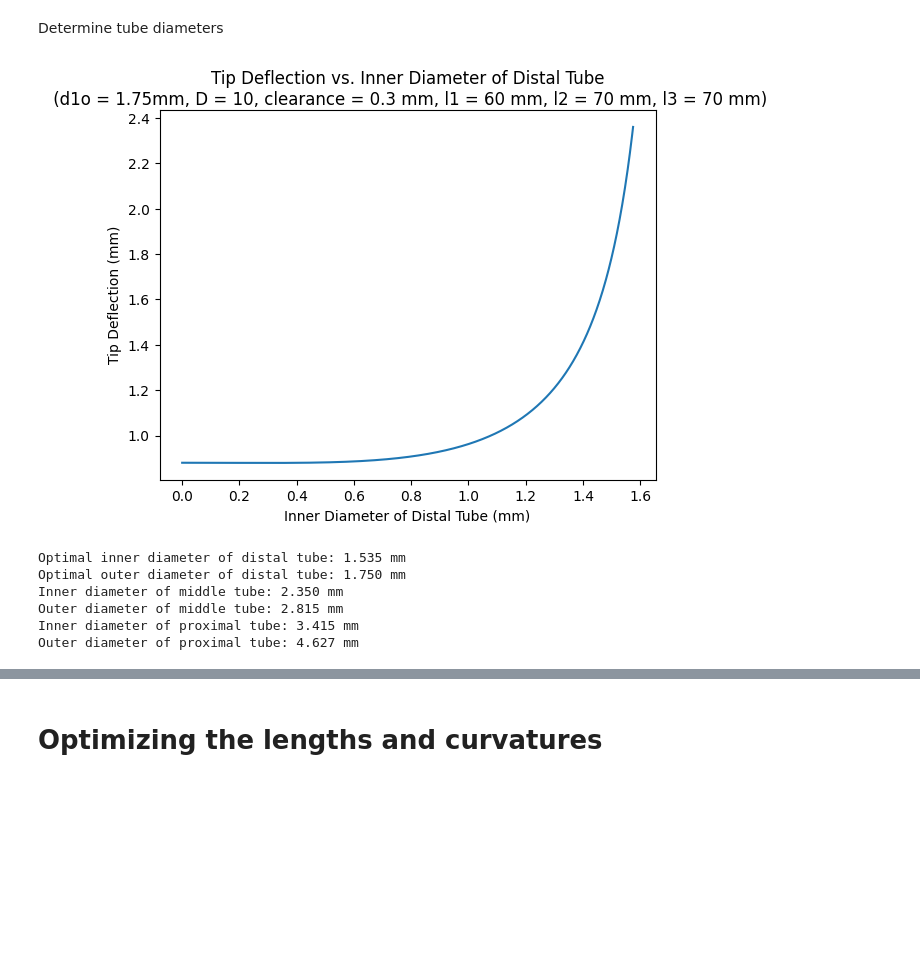
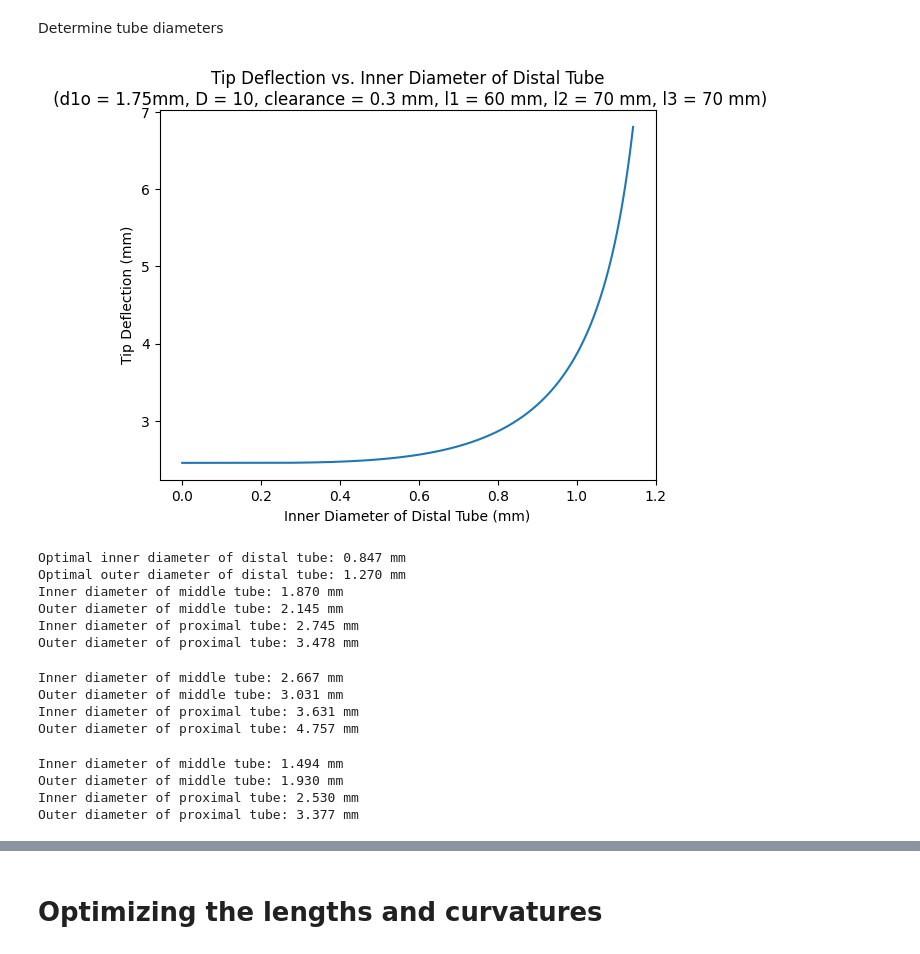
Before and after one commit to TWilson05/2406-Continuum-Robot, a Jupyter notebook: tube_specs/optimize_params.ipynb, the cells around one changed output, grey strips where cells are left out. Saved outputs shown, nothing was run; the diff lists cells and outputs as text; code cells hidden in the pictures; blank space fills up the shorter version.

```diff
--- a/tube_specs/optimize_params.ipynb
+++ b/tube_specs/optimize_params.ipynb
@@ -13,7 +13,7 @@ E_nitinol = 41 # Young's modulus of nitinol (GPa) (ranges from 41-75)
 density = 6.5 # density of nitinol (g/cm^3)
 
 # design choices
-max_deflection = 0.01 # maximum deflection of tubes at tip
+max_deflection = 0.015 # maximum deflection of tubes at tip
 D = 10 # dominating stiffness ratio
 clearance = 0.3 # amount of clearance between tubes (mm)
 tube_to_camera_ratio = 0.5 # ratio of distal tube diameter to camera diameter (for mounting camera)
@@ -51,12 +51,15 @@ def deflection(diameters, lengths, rho, E, m):
     return g/E * (term1 + term2 + term3)
 
 # pre-determined estimate for the lengths of the tubes
-l1 = 60
-l2 = 70
+l1 = 50
+l2 = 80
 l3 = 70
 
 # fix outer diameter of distal tube (random guess at the moment)
-d1o = tube_to_camera_ratio * d_camera # outer diameter of distal tube (mm)
+# d1o = tube_to_camera_ratio * d_camera # outer diameter of distal tube (mm)?
+
+# specify smallest outer diameter in material selection
+d1o = 1.27
 
 test_diameters = np.linspace(0, 0.9*d1o, 1000)
 deflections = np.zeros(len(test_diameters))
@@ -75,37 +78,71 @@ for i in range(len(test_diameters)):
     deflections[i] = deflection(diameters, lengths, density, E_nitinol, m)
 
 fig, ax = plt.subplots()
 ax.plot(test_diameters, deflections*1000)
 ax.set_title('Tip Deflection vs. Inner Diameter of Distal Tube\n (d1o = 1.75mm, D = 10, clearance = 0.3 mm, l1 = 60 mm, l2 = 70 mm, l3 = 70 mm)', wrap=True)
 ax.set_xlabel('Inner Diameter of Distal Tube (mm)')
 ax.set_ylabel('Tip Deflection (mm)')
 plt.show()
 
 # find the optimal inner diameter of the distal tube
 def optimize_inner_diameter(d1i, d1o, l1, l2, l3, clearance, D, rho, m, E, tolerance):
     d2i = d1o + 2*clearance
     d2o = (D*(d1o**4 - d1i**4) + d2i**4)**(1/4)
     d3i = d2o + 2*clearance
     d3o = (D*(d2o**4 - d2i**4) + d3i**4)**(1/4)
 
     res = np.abs(deflection(np.array([d1i, d1o, d2i, d2o, d3i, d3o]), np.array([l1, l2, l3]), rho, E, m)) * 1000 / (l1+l2+l3) - tolerance
     return res
 opt_d1i = opt.bisect(optimize_inner_diameter, 0, 0.99*d1o, args=(d1o, l1, l2, l3, clearance, D, density, m_camera+m_wire, E_nitinol, max_deflection))
 print('Optimal inner diameter of distal tube: {:.3f} mm'.format(opt_d1i))
 print('Optimal outer diameter of distal tube: {:.3f} mm'.format(d1o))
 d2i = d1o + 2*clearance
 d2o = (D*(d1o**4 - d1i**4) + d2i**4)**(1/4)
 d3i = d2o + 2*clearance
 d3o = (D*(d2o**4 - d2i**4) + d3i**4)**(1/4)
 print('Inner diameter of middle tube: {:.3f} mm'.format(d2i))
 print('Outer diameter of middle tube: {:.3f} mm'.format(d2o))
 print('Inner diameter of proximal tube: {:.3f} mm'.format(d3i))
 print('Outer diameter of proximal tube: {:.3f} mm'.format(d3o))
 # %% [output]
-[figure, old version]
+[figure, new version]
-Optimal inner diameter of distal tube: 1.535 mm
-Optimal outer diameter of distal tube: 1.750 mm
-Inner diameter of middle tube: 2.350 mm
-Outer diameter of middle tube: 2.815 mm
-Inner diameter of proximal tube: 3.415 mm
-Outer diameter of proximal tube: 4.627 mm
+Optimal inner diameter of distal tube: 0.847 mm
+Optimal outer diameter of distal tube: 1.270 mm
+Inner diameter of middle tube: 1.870 mm
+Outer diameter of middle tube: 2.145 mm
+Inner diameter of proximal tube: 2.745 mm
+Outer diameter of proximal tube: 3.478 mm
+# %%
+# manual
+d1i = 0.99822
+d1o = 1.27
+d2i = 2.667
+d2o = (D*(d1o**4 - d1i**4) + d2i**4)**(1/4)
+d3i = d2o + 2*clearance
+d3o = (D*(d2o**4 - d2i**4) + d3i**4)**(1/4)
+print('Inner diameter of middle tube: {:.3f} mm'.format(d2i))
+print('Outer diameter of middle tube: {:.3f} mm'.format(d2o))
+print('Inner diameter of proximal tube: {:.3f} mm'.format(d3i))
+print('Outer diameter of proximal tube: {:.3f} mm'.format(d3o))
+# %% [output]
+Inner diameter of middle tube: 2.667 mm
+Outer diameter of middle tube: 3.031 mm
+Inner diameter of proximal tube: 3.631 mm
+Outer diameter of proximal tube: 4.757 mm
+# %%
+# manual
+d1i = 0.99822
+d1o = 1.27
+d2i = 1.49352
+d2o = 1.9304
+d3i = d2o + 2*clearance
+d3o = (D*(d2o**4 - d2i**4) + d3i**4)**(1/4)
+print('Inner diameter of middle tube: {:.3f} mm'.format(d2i))
+print('Outer diameter of middle tube: {:.3f} mm'.format(d2o))
+print('Inner diameter of proximal tube: {:.3f} mm'.format(d3i))
+print('Outer diameter of proximal tube: {:.3f} mm'.format(d3o))
+# %% [output]
+Inner diameter of middle tube: 1.494 mm
+Outer diameter of middle tube: 1.930 mm
+Inner diameter of proximal tube: 2.530 mm
+Outer diameter of proximal tube: 3.377 mm
```
Also changed, not shown: parts of 1 cell of this notebook.
